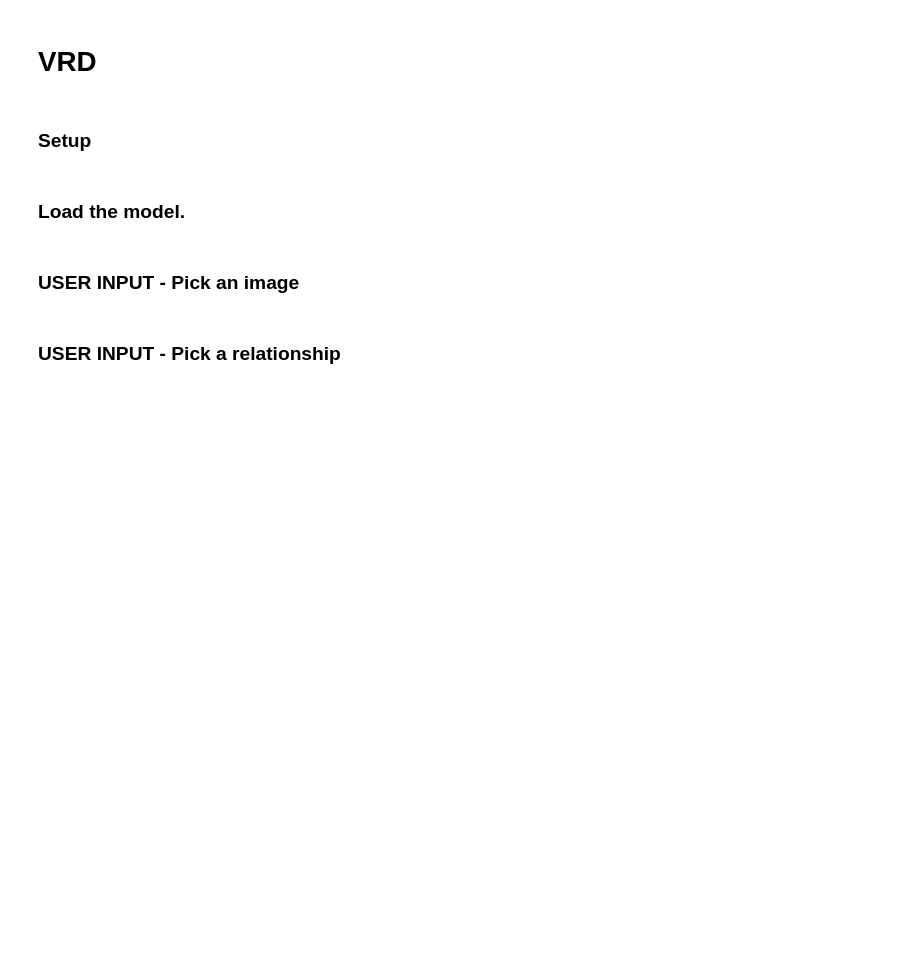
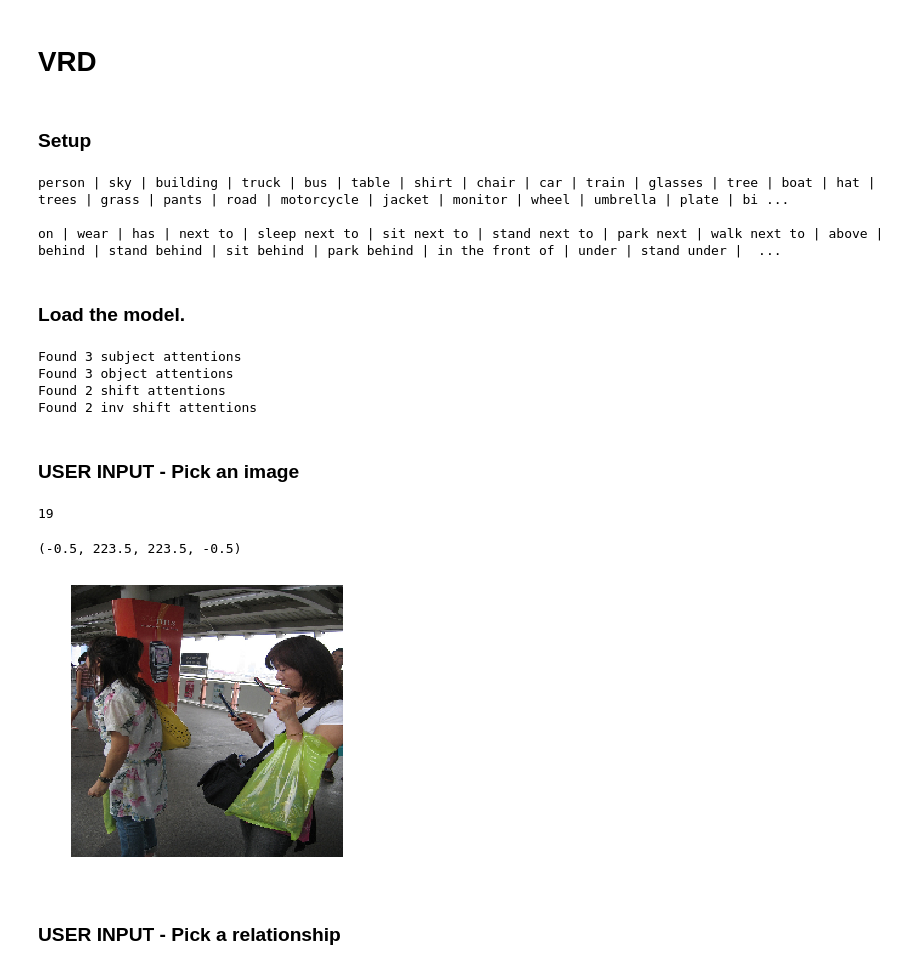
Before and after one commit to StanfordVL/ReferringRelationships, a Jupyter notebook: visualization.ipynb, the cells around one changed output. Drawn from its saved outputs; the diff is of its cells as text; code cells hidden in the pictures; blank space fills up the shorter version.

```diff
--- a/visualization.ipynb
+++ b/visualization.ipynb
@@ -26,10 +26,15 @@ matplotlib.rcParams.update({'font.size': 34})
 data_type = "vrd"
 ###################
 if data_type=="vrd":
+    #annotations_file = "/data/chami/ReferringRelationships/data/VRD/vrd_rels_multiple_objects.json"
     annotations_file = "data/VRD/annotations_test.json"
     img_dir = '/data/chami/VRD/sg_dataset/sg_test_images/'
     vocab_dir = os.path.join('data/VRD')
-    model_checkpoint = "/data/ranjaykrishna/ReferringRelationships/temp/vrd_ssn_new2_iterations4/model29-1.33.h5"
+    model_checkpoint = "/data/chami/tmp/model19-2.09.h5"
+    #model_checkpoint ="/data/chami/ReferringRelationships/models/VRD/11_09_2017/baseline_no_predicate/1/model26-1.68.h5"
+    #model_checkpoint= "/data/ranjaykrishna/ReferringRelationships/temp/vrd_iter1/model29-1.41.h5"
+    #model_checkpoint = "/data/chami/ReferringRelationships/models/VRD/11_09_2017/baseline/1/model21-1.59.h5"
+    #model_checkpoint= "/data/chami/ReferringRelationships/models/VRD/11_07_2017/baseline_no_predicate/8/model24-1.38.h5"
 elif data_type=="clevr":
     annotations_file = "data/clevr/annotations_test.json"
     img_dir = '/data/ranjaykrishna/clevr/images/test'
@@ -55,6 +60,10 @@ images = test_generator.get_image_dataset()
 print(' | '.join(obj_subj_dict))
 print('')
 print(' | '.join(predicate_dict))
+# %% [output]
+person | sky | building | truck | bus | table | shirt | chair | car | train | glasses | tree | boat | hat | trees | grass | pants | road | motorcycle | jacket | monitor | wheel | umbrella | plate | bi ...
+
+on | wear | has | next to | sleep next to | sit next to | stand next to | park next | walk next to | above | behind | stand behind | sit behind | park behind | in the front of | under | stand under |  ...
 # %% [markdown]
 ### Load the model.
 # %%
@@ -84,18 +93,27 @@ print("Found {} inv shift attentions".format(len(inv_shift_attentions)))
 
 all_attentions = subject_attentions + object_attentions + shift_attentions + inv_shift_attentions
 attention_model = Model(inputs=model.input, outputs=all_attentions)
+# %% [output]
+Found 3 subject attentions
+Found 3 object attentions
+Found 2 shift attentions
+Found 2 inv shift attentions
 # %% [markdown]
 ### USER INPUT - Pick an image
 # %%
 #################
-image_index = np.random.randint(1000)
+image_index = np.random.randint(100)
 print(image_index)
 #################
 img = Image.open(os.path.join(img_dir, image_ids[image_index]))
 img = img.resize((params.input_dim, params.input_dim))
 plt.figure(figsize=(5,5))
 plt.imshow(img)
 plt.axis("off")
+# %% [output]
+19
+(-0.5, 223.5, 223.5, -0.5)
+[figure, added]
 # %% [markdown]
 ### USER INPUT - Pick a relationship
 # %%
```
Also changed, not shown: parts of 8 cells of this notebook, 7 other files.
